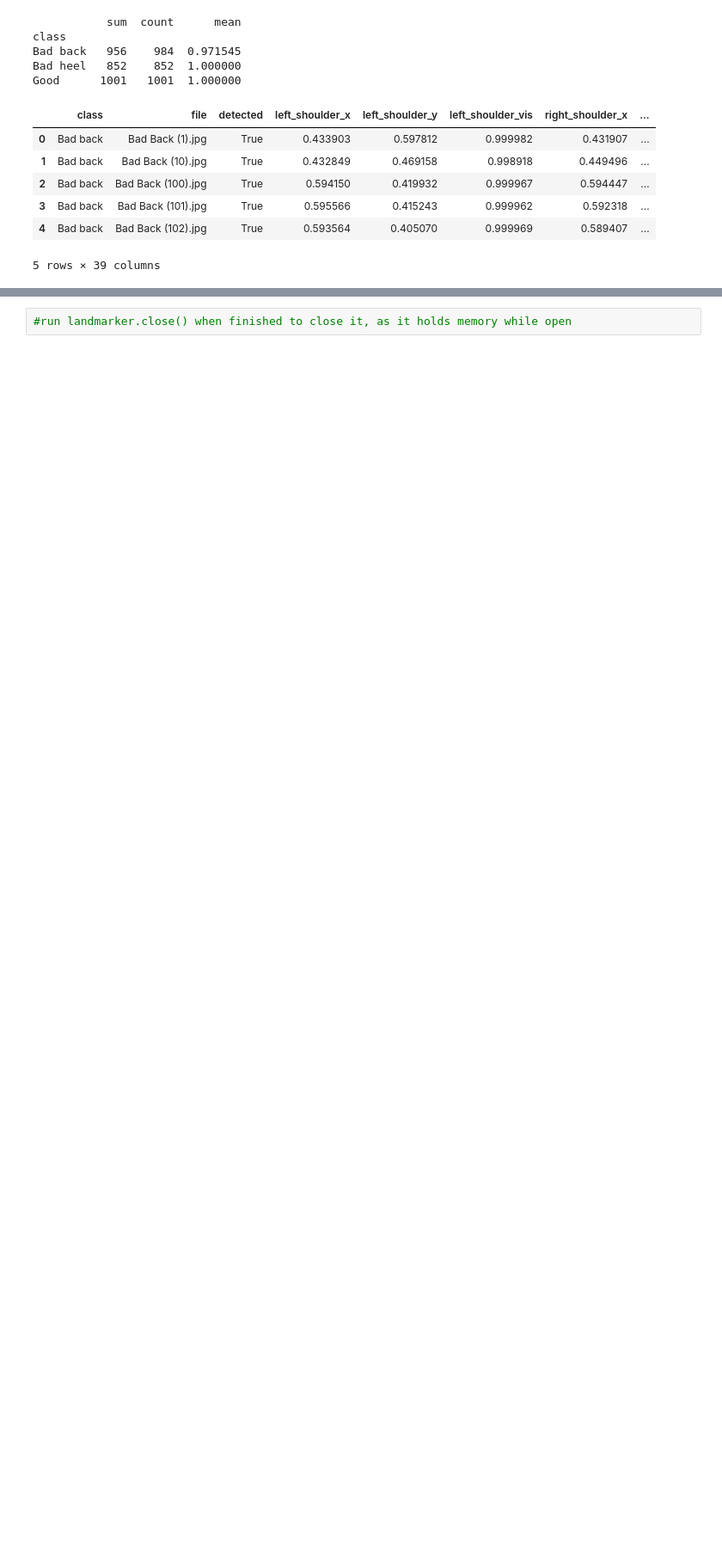
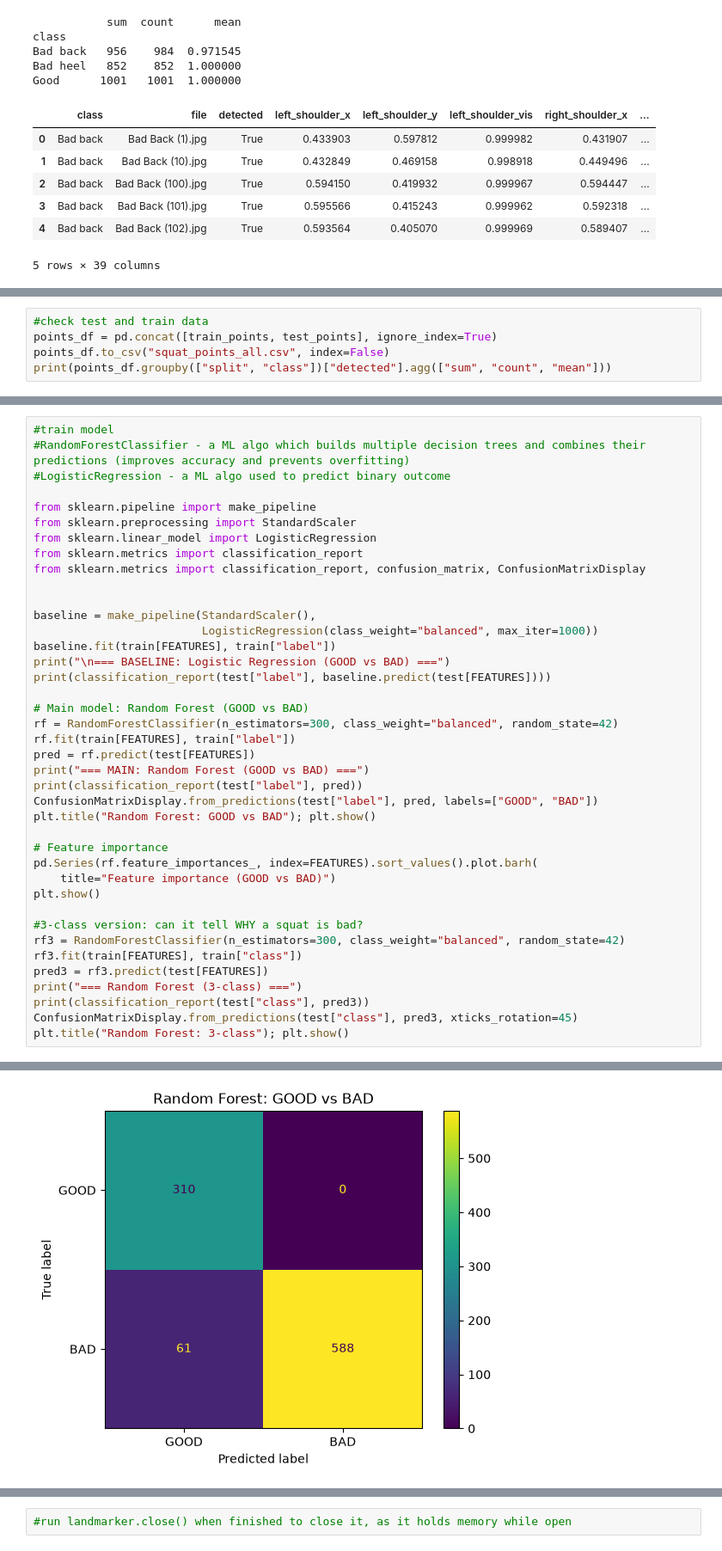
Before and after one commit to mariecarii/CSCI-499-Capstone-Project, a Jupyter notebook: ml_algo_.ipynb, the cells around one changed output, grey strips where cells are left out. Shown at 86% size. Saved outputs shown, nothing was run; the diff lists cells and outputs as text; blank space fills up the shorter version.

Commit message:
inital model run

```diff
--- a/ml_algo_.ipynb
+++ b/ml_algo_.ipynb
@@ -311,0 +332,5 @@ Good      1001   1001  1.000000
+# %%
+#check test and train data
+points_df = pd.concat([train_points, test_points], ignore_index=True)
+points_df.to_csv("squat_points_all.csv", index=False)
+print(points_df.groupby(["split", "class"])["detected"].agg(["sum", "count", "mean"]))
@@ -311,0 +425,41 @@ Good      1001   1001  1.000000
+# %%
+#train model
+#RandomForestClassifier - a ML algo which builds multiple decision trees and combines their predictions (improves accuracy and prevents overfitting)
+#LogisticRegression - a ML algo used to predict binary outcome
+
+from sklearn.pipeline import make_pipeline
+from sklearn.preprocessing import StandardScaler
+from sklearn.linear_model import LogisticRegression
+from sklearn.metrics import classification_report
+from sklearn.metrics import classification_report, confusion_matrix, ConfusionMatrixDisplay
+
+
+baseline = make_pipeline(StandardScaler(),
+                         LogisticRegression(class_weight="balanced", max_iter=1000))
+baseline.fit(train[FEATURES], train["label"])
+print("\n=== BASELINE: Logistic Regression (GOOD vs BAD) ===")
+print(classification_report(test["label"], baseline.predict(test[FEATURES])))
+
+# Main model: Random Forest (GOOD vs BAD)
+rf = RandomForestClassifier(n_estimators=300, class_weight="balanced", random_state=42)
+rf.fit(train[FEATURES], train["label"])
+pred = rf.predict(test[FEATURES])
+print("=== MAIN: Random Forest (GOOD vs BAD) ===")
+print(classification_report(test["label"], pred))
+ConfusionMatrixDisplay.from_predictions(test["label"], pred, labels=["GOOD", "BAD"])
+plt.title("Random Forest: GOOD vs BAD"); plt.show()
+
+# Feature importance
+pd.Series(rf.feature_importances_, index=FEATURES).sort_values().plot.barh(
+    title="Feature importance (GOOD vs BAD)")
+plt.show()
+
+#3-class version: can it tell WHY a squat is bad?
+rf3 = RandomForestClassifier(n_estimators=300, class_weight="balanced", random_state=42)
+rf3.fit(train[FEATURES], train["class"])
+pred3 = rf3.predict(test[FEATURES])
+print("=== Random Forest (3-class) ===")
+print(classification_report(test["class"], pred3))
+ConfusionMatrixDisplay.from_predictions(test["class"], pred3, xticks_rotation=45)
+plt.title("Random Forest: 3-class"); plt.show()
+# %% [output]
@@ -311,0 +485 @@ Good      1001   1001  1.000000
+[figure, added]
```
Also changed, not shown: parts of 8 cells of this notebook.
